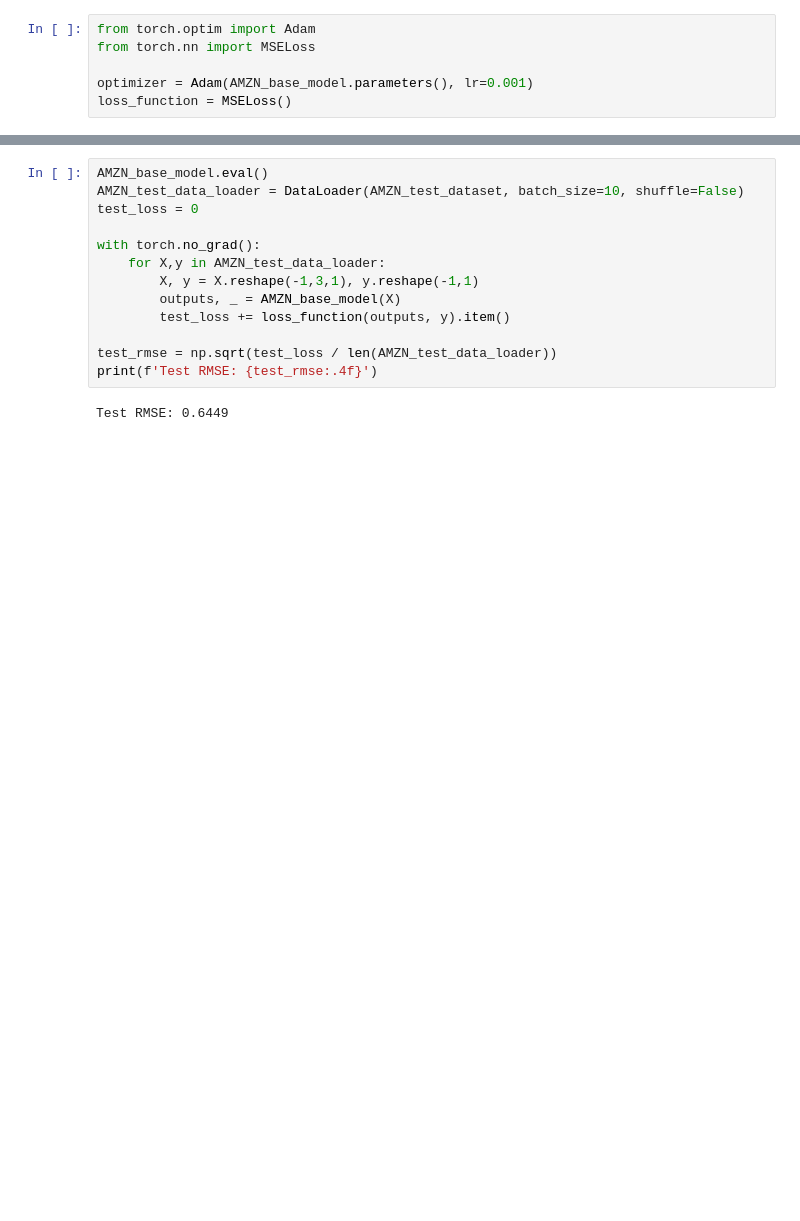
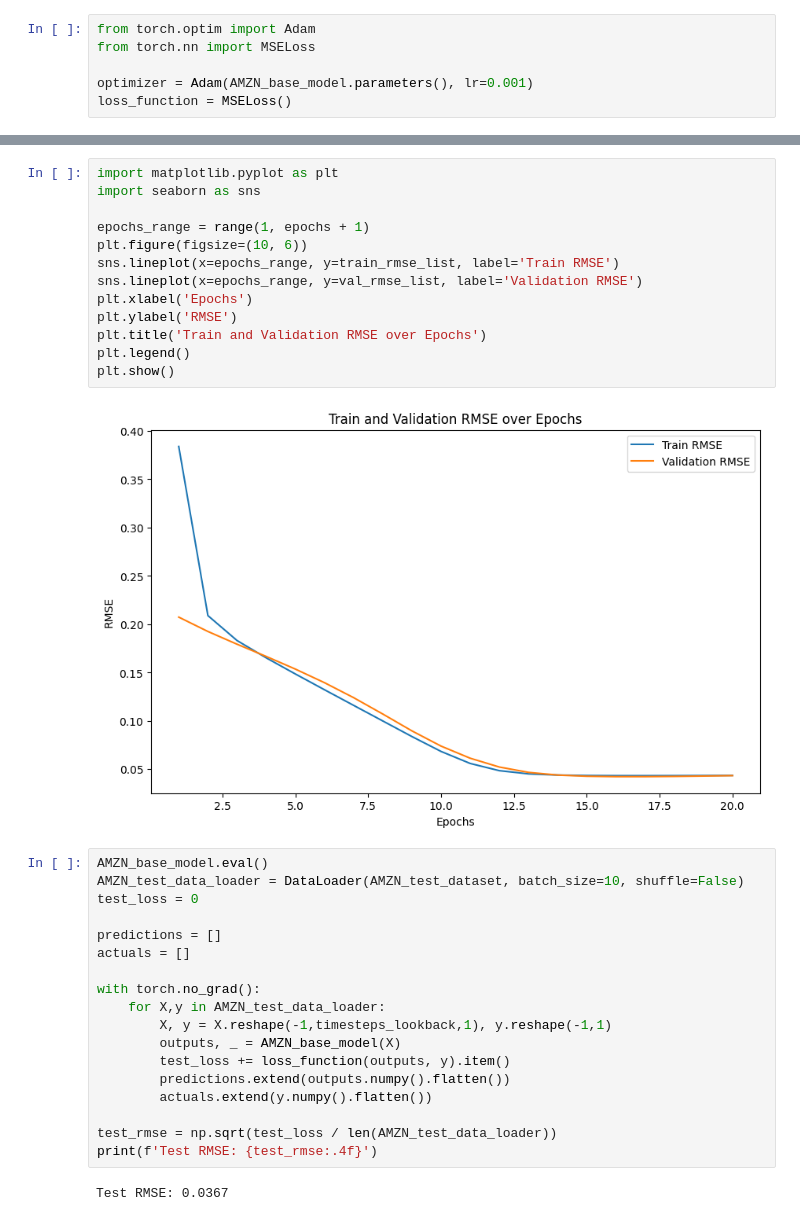
Before and after one commit to EmD4blju/kalman_stock_prediction, a Jupyter notebook: src/app/base_model.ipynb, the cells around one changed output, grey strips where cells are left out. Drawn from its saved outputs; the diff is of its cells as text; blank space fills up the shorter version.

```diff
--- a/src/app/base_model.ipynb
+++ b/src/app/base_model.ipynb
@@ -162,15 +238,35 @@ Validation RMSE: 0.8328
+# %%
+import matplotlib.pyplot as plt
+import seaborn as sns
+
+epochs_range = range(1, epochs + 1)
+plt.figure(figsize=(10, 6))
+sns.lineplot(x=epochs_range, y=train_rmse_list, label='Train RMSE')
+sns.lineplot(x=epochs_range, y=val_rmse_list, label='Validation RMSE')
+plt.xlabel('Epochs')
+plt.ylabel('RMSE')
+plt.title('Train and Validation RMSE over Epochs')
+plt.legend()
+plt.show()
+# %% [output]
+[figure, added]
 # %%
 AMZN_base_model.eval()
 AMZN_test_data_loader = DataLoader(AMZN_test_dataset, batch_size=10, shuffle=False)
 test_loss = 0
 
+predictions = []
+actuals = []
+
 with torch.no_grad():
     for X,y in AMZN_test_data_loader:
-        X, y = X.reshape(-1,3,1), y.reshape(-1,1)
+        X, y = X.reshape(-1,timesteps_lookback,1), y.reshape(-1,1)
         outputs, _ = AMZN_base_model(X)
         test_loss += loss_function(outputs, y).item()
+        predictions.extend(outputs.numpy().flatten())
+        actuals.extend(y.numpy().flatten())
 
 test_rmse = np.sqrt(test_loss / len(AMZN_test_data_loader))
 print(f'Test RMSE: {test_rmse:.4f}')
 # %% [output]
-Test RMSE: 0.6449
+Test RMSE: 0.0367
```
Also changed, not shown: parts of 11 cells of this notebook, 6 other files.
